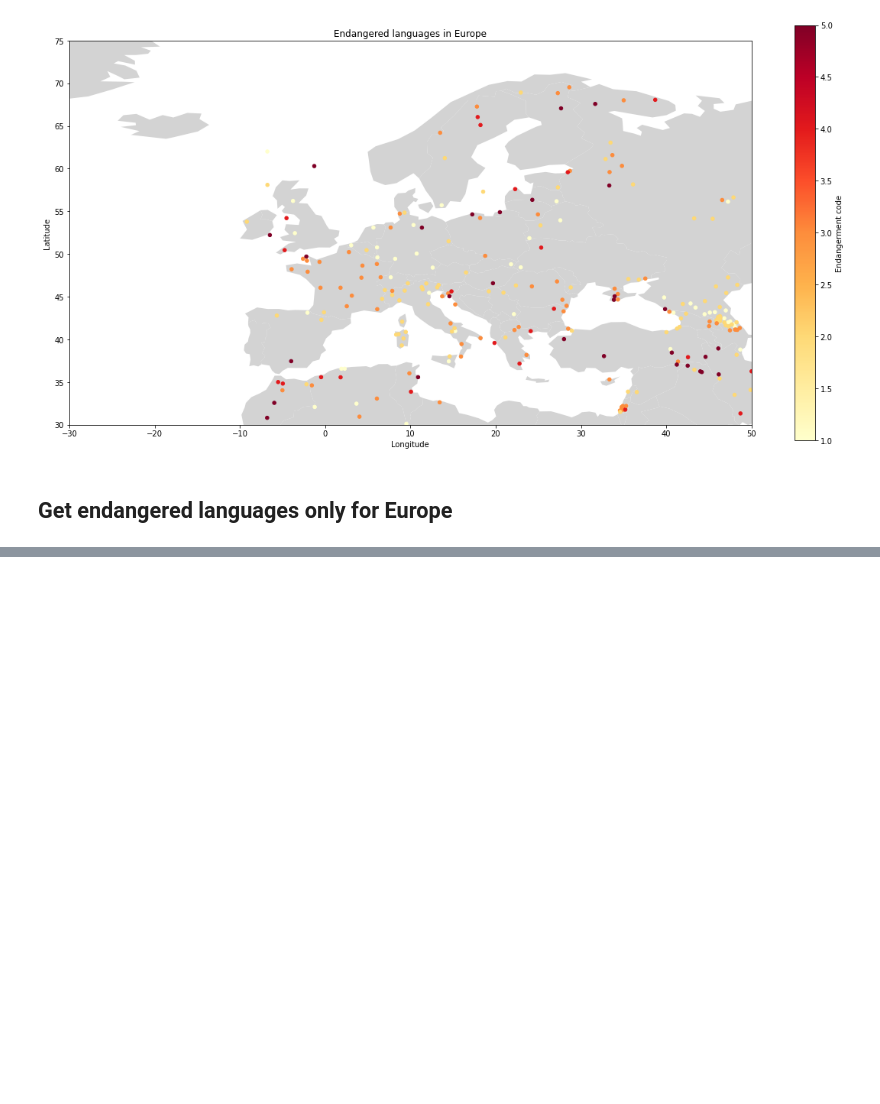
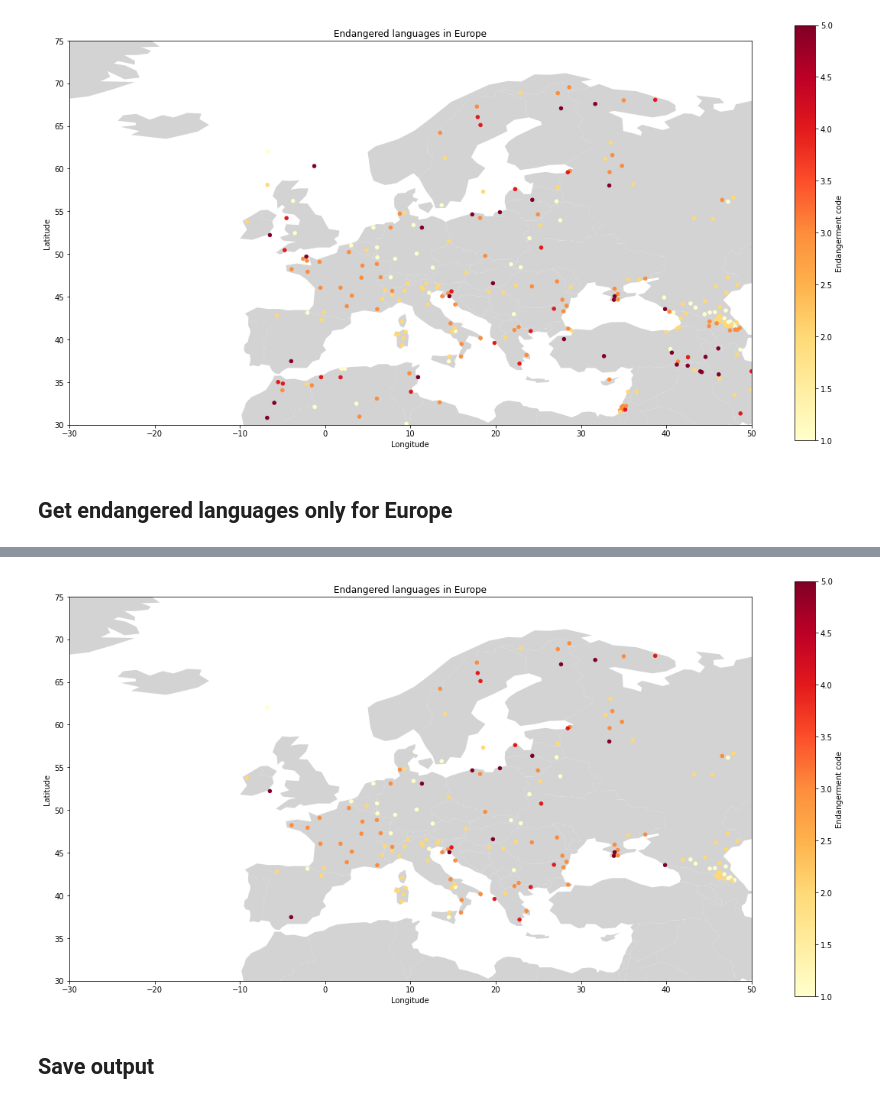
Before and after one commit to Eszti/lang-changes, a Jupyter notebook: notebooks/Explore_extinct_languages_data.ipynb, the cells around one changed output, grey strips where cells are left out. Saved outputs shown, nothing was run; the diff lists cells and outputs as text; code cells hidden in the pictures; blank space fills up the shorter version.

```diff
--- a/notebooks/Explore_extinct_languages_data.ipynb
+++ b/notebooks/Explore_extinct_languages_data.ipynb
@@ -142,0 +153,3 @@ location.raw.get('address').get("country")
+# %%
+europe_countries = set(europe["Name"].to_list())
+europe_countries
@@ -142,0 +179,3 @@ location.raw.get('address').get("country")
+# %%
+df = df[df["Countries"].notna()]
+df[df["Countries"].isna()]
@@ -142,0 +184,6 @@ location.raw.get('address').get("country")
+# %%
+df["In Europe"] = df["Countries"].apply(lambda x: len(europe_countries.intersection(set(x.split(",")))) > 0)
+df_europe = df.loc[df["In Europe"] == True]
+
+print(df_europe.shape)
+df_europe.head()
@@ -142,0 +203,23 @@ location.raw.get('address').get("country")
+# %%
+# Plot only European endangered languages
+fig, ax = plt.subplots(figsize=(20, 10))
+
+countries_map.plot(color='lightgrey', ax=ax)
+plt.xlim([-30, 50])
+plt.ylim([30, 75])
+
+df_europe.plot(
+    x="Longitude",
+    y="Latitude",
+    kind="scatter",
+    title="Endangered languages in Europe",
+    c="Endangerment code",
+    colormap="YlOrRd",
+    ax=ax,
+)
+
+plt.show()
+# %% [output]
+[figure, added]
+# %% [markdown]
+## Save output
```
Also changed, not shown: parts of 13 cells of this notebook, 2 other files.
